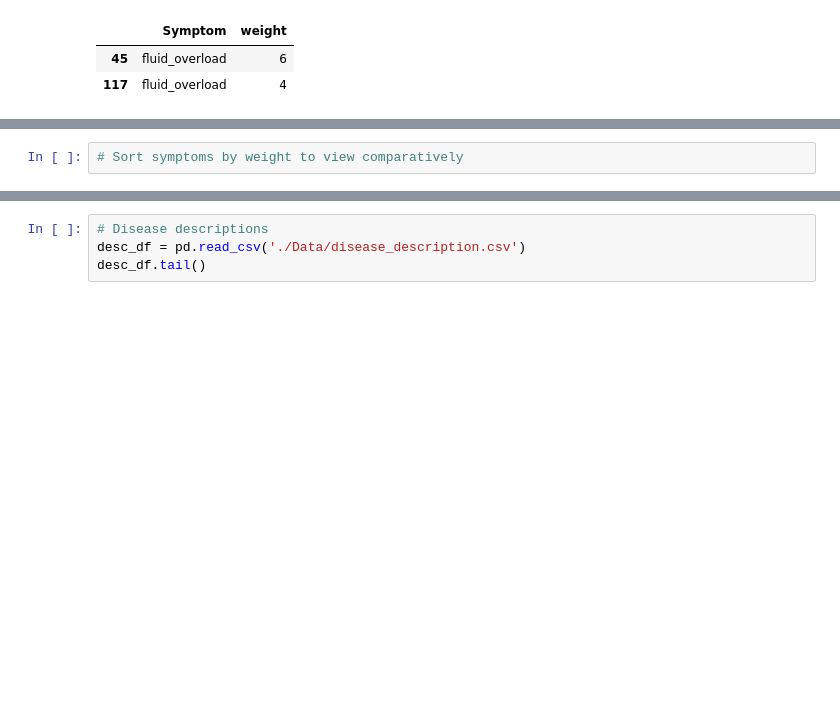
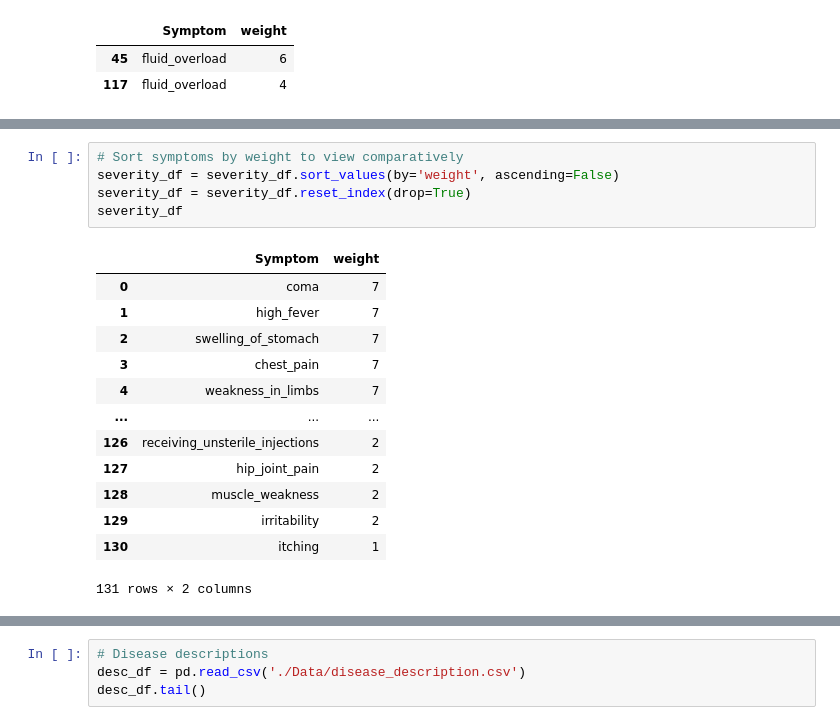
Before and after one commit to Ian-T-Dixon/Disease_Prediction, a Jupyter notebook: exploratory.ipynb, the cells around one changed output, grey strips where cells are left out. Drawn from its saved outputs; the diff is of its cells as text; blank space fills up the shorter version.

```diff
--- a/exploratory.ipynb
+++ b/exploratory.ipynb
@@ -134,2 +182,19 @@ severity_df.loc[severity_df['Symptom'] == 'fluid_overload']
 # %%
 # Sort symptoms by weight to view comparatively
+severity_df = severity_df.sort_values(by='weight', ascending=False)
+severity_df = severity_df.reset_index(drop=True)
+severity_df
+# %% [output]
+|  | Symptom | weight |
+| 0 | coma | 7 |
+| 1 | high_fever | 7 |
+| 2 | swelling_of_stomach | 7 |
+| 3 | chest_pain | 7 |
+| 4 | weakness_in_limbs | 7 |
+| ... | ... | ... |
+| 126 | receiving_unsterile_injections | 2 |
+| 127 | hip_joint_pain | 2 |
+| 128 | muscle_weakness | 2 |
+| 129 | irritability | 2 |
+| 130 | itching | 1 |
+131 rows × 2 columns
```
Also changed, not shown: parts of 19 cells of this notebook, 2 other files.
